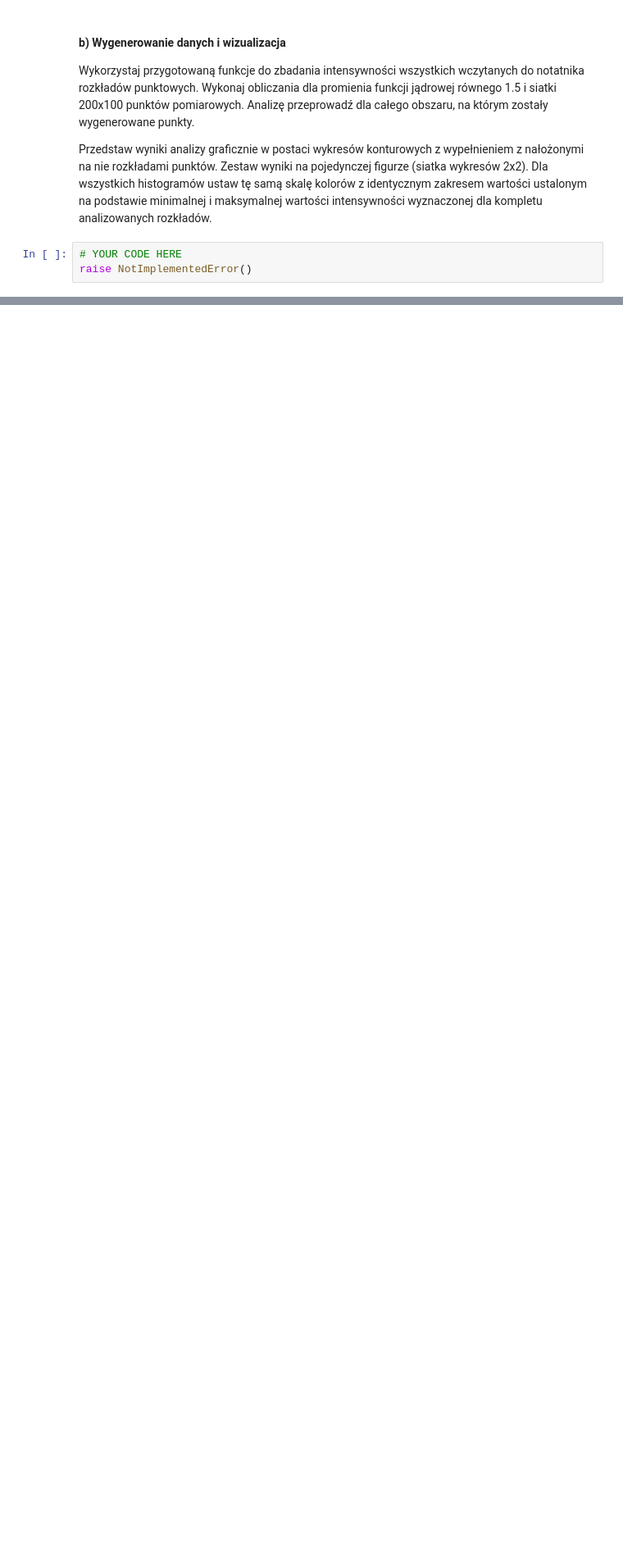
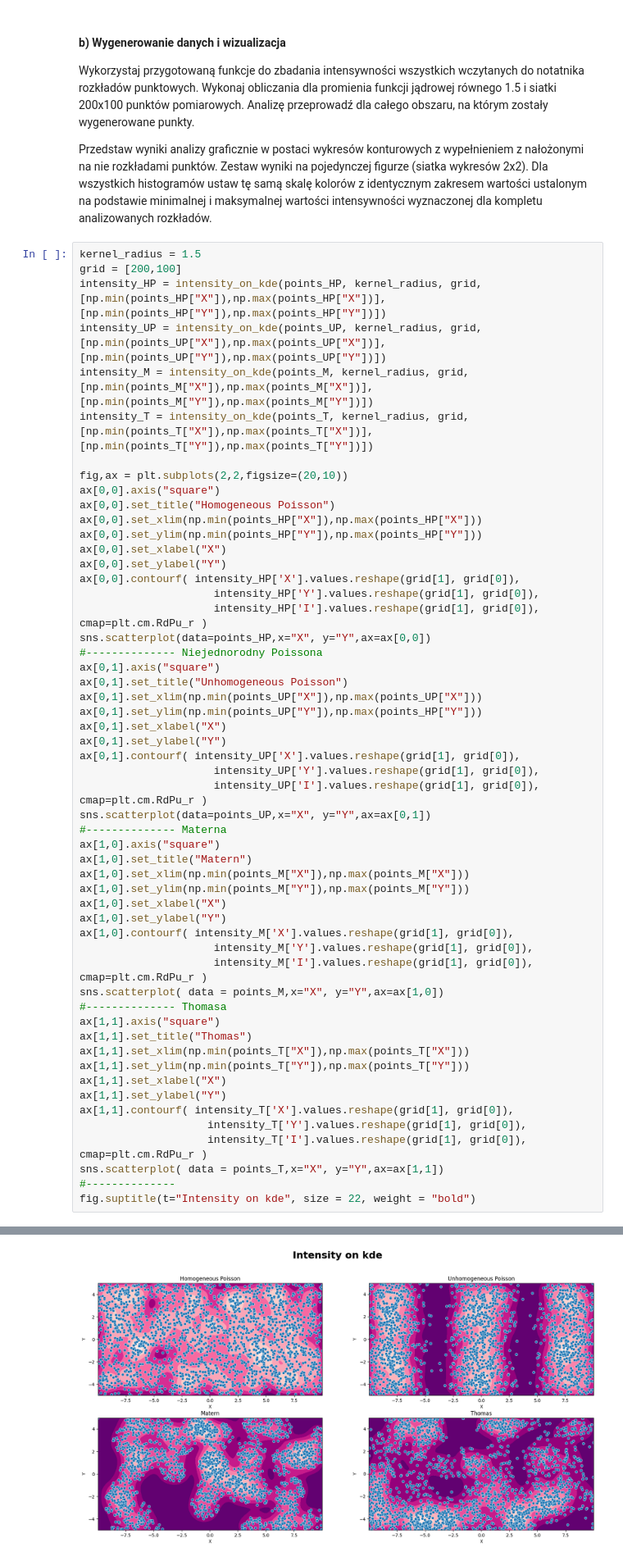
Before and after one commit to zuzannabrauer/spatialDataAnalysis, a Jupyter notebook: ZZ02.ipynb, the cells around one changed output, grey strips where cells are left out. Shown at 82% size. Saved outputs shown, nothing was run; the diff lists cells and outputs as text; blank space fills up the shorter version.

```diff
--- a/ZZ02.ipynb
+++ b/ZZ02.ipynb
@@ -224,5 +227,57 @@ Wykorzystaj przygotowaną funkcje do zbadania intensywności wszystkich wczytany
 
 Przedstaw wyniki analizy graficznie w postaci wykresów konturowych z wypełnieniem z nałożonymi na nie rozkładami punktów. Zestaw wyniki na pojedynczej figurze (siatka wykresów 2x2). Dla wszystkich histogramów ustaw tę samą skalę kolorów z identycznym zakresem wartości ustalonym na podstawie minimalnej i maksymalnej wartości intensywności wyznaczonej dla kompletu analizowanych rozkładów.
 # %%
-# YOUR CODE HERE
-raise NotImplementedError()
+kernel_radius = 1.5
+grid = [200,100]
+intensity_HP = intensity_on_kde(points_HP, kernel_radius, grid, [np.min(points_HP["X"]),np.max(points_HP["X"])], [np.min(points_HP["Y"]),np.max(points_HP["Y"])])
+intensity_UP = intensity_on_kde(points_UP, kernel_radius, grid, [np.min(points_UP["X"]),np.max(points_UP["X"])], [np.min(points_UP["Y"]),np.max(points_UP["Y"])])
+intensity_M = intensity_on_kde(points_M, kernel_radius, grid, [np.min(points_M["X"]),np.max(points_M["X"])], [np.min(points_M["Y"]),np.max(points_M["Y"])])
+intensity_T = intensity_on_kde(points_T, kernel_radius, grid, [np.min(points_T["X"]),np.max(points_T["X"])], [np.min(points_T["Y"]),np.max(points_T["Y"])])
+
+fig,ax = plt.subplots(2,2,figsize=(20,10))
+ax[0,0].axis("square")
+ax[0,0].set_title("Homogeneous Poisson")
+ax[0,0].set_xlim(np.min(points_HP["X"]),np.max(points_HP["X"]))
+ax[0,0].set_ylim(np.min(points_HP["Y"]),np.max(points_HP["Y"]))
+ax[0,0].set_xlabel("X")
+ax[0,0].set_ylabel("Y")
+ax[0,0].contourf( intensity_HP['X'].values.reshape(grid[1], grid[0]),
+                     intensity_HP['Y'].values.reshape(grid[1], grid[0]),
+                     intensity_HP['I'].values.reshape(grid[1], grid[0]), cmap=plt.cm.RdPu_r )
+sns.scatterplot(data=points_HP,x="X", y="Y",ax=ax[0,0])
+#-------------- Niejednorodny Poissona
+ax[0,1].axis("square")
+ax[0,1].set_title("Unhomogeneous Poisson")
+ax[0,1].set_xlim(np.min(points_UP["X"]),np.max(points_UP["X"]))
+ax[0,1].set_ylim(np.min(points_UP["Y"]),np.max(points_HP["Y"]))
+ax[0,1].set_xlabel("X")
+ax[0,1].set_ylabel("Y")
+ax[0,1].contourf( intensity_UP['X'].values.reshape(grid[1], grid[0]),
+                     intensity_UP['Y'].values.reshape(grid[1], grid[0]),
+                     intensity_UP['I'].values.reshape(grid[1], grid[0]), cmap=plt.cm.RdPu_r )
+sns.scatterplot(data=points_UP,x="X", y="Y",ax=ax[0,1])
+#-------------- Materna
+ax[1,0].axis("square")
+ax[1,0].set_title("Matern")
+ax[1,0].set_xlim(np.min(points_M["X"]),np.max(points_M["X"]))
+ax[1,0].set_ylim(np.min(points_M["Y"]),np.max(points_M["Y"]))
+ax[1,0].set_xlabel("X")
+ax[1,0].set_ylabel("Y")
+ax[1,0].contourf( intensity_M['X'].values.reshape(grid[1], grid[0]),
+                     intensity_M['Y'].values.reshape(grid[1], grid[0]),
+                     intensity_M['I'].values.reshape(grid[1], grid[0]), cmap=plt.cm.RdPu_r )
+sns.scatterplot( data = points_M,x="X", y="Y",ax=ax[1,0])
+#-------------- Thomasa
+ax[1,1].axis("square")
+ax[1,1].set_title("Thomas")
+ax[1,1].set_xlim(np.min(points_T["X"]),np.max(points_T["X"]))
+ax[1,1].set_ylim(np.min(points_T["Y"]),np.max(points_T["Y"]))
+ax[1,1].set_xlabel("X")
+ax[1,1].set_ylabel("Y")
+ax[1,1].contourf( intensity_T['X'].values.reshape(grid[1], grid[0]),
+                    intensity_T['Y'].values.reshape(grid[1], grid[0]),
+                    intensity_T['I'].values.reshape(grid[1], grid[0]), cmap=plt.cm.RdPu_r )
+sns.scatterplot( data = points_T,x="X", y="Y",ax=ax[1,1])
+#--------------
+fig.suptitle(t="Intensity on kde", size = 22, weight = "bold")
+# %% [output]
@@ -228,0 +285 @@ raise NotImplementedError()
+[figure, added]
```
Also changed, not shown: parts of 11 cells of this notebook.
